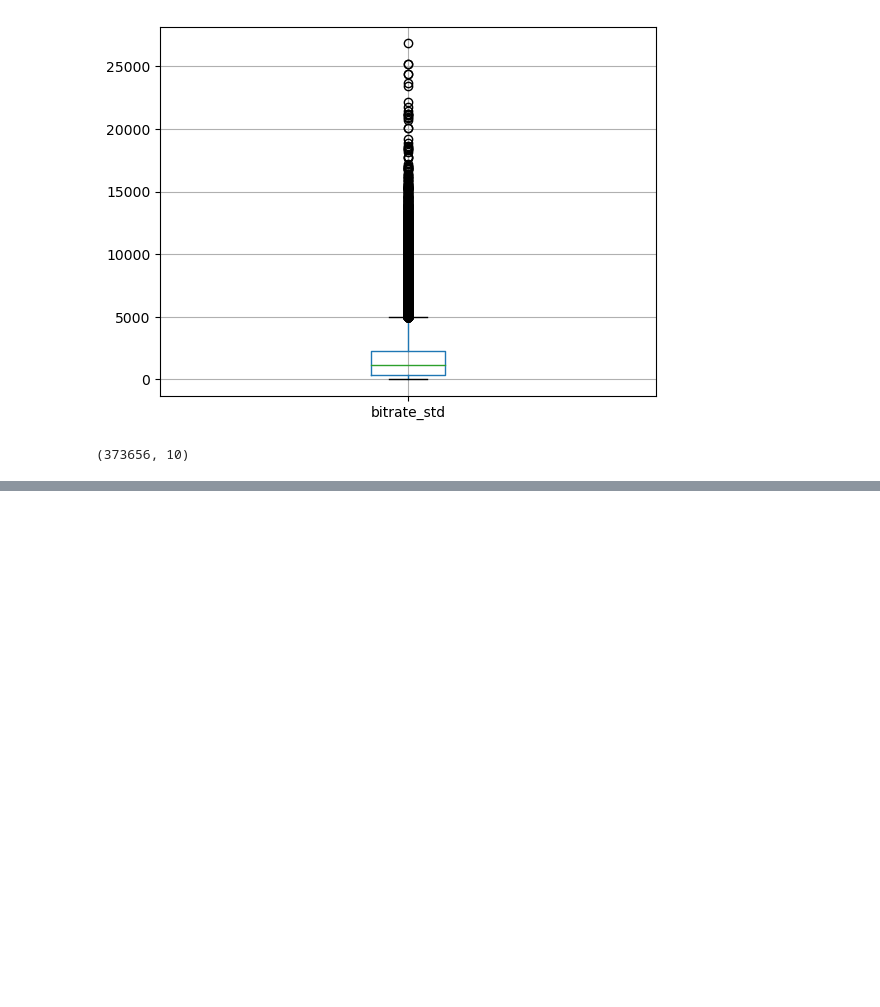
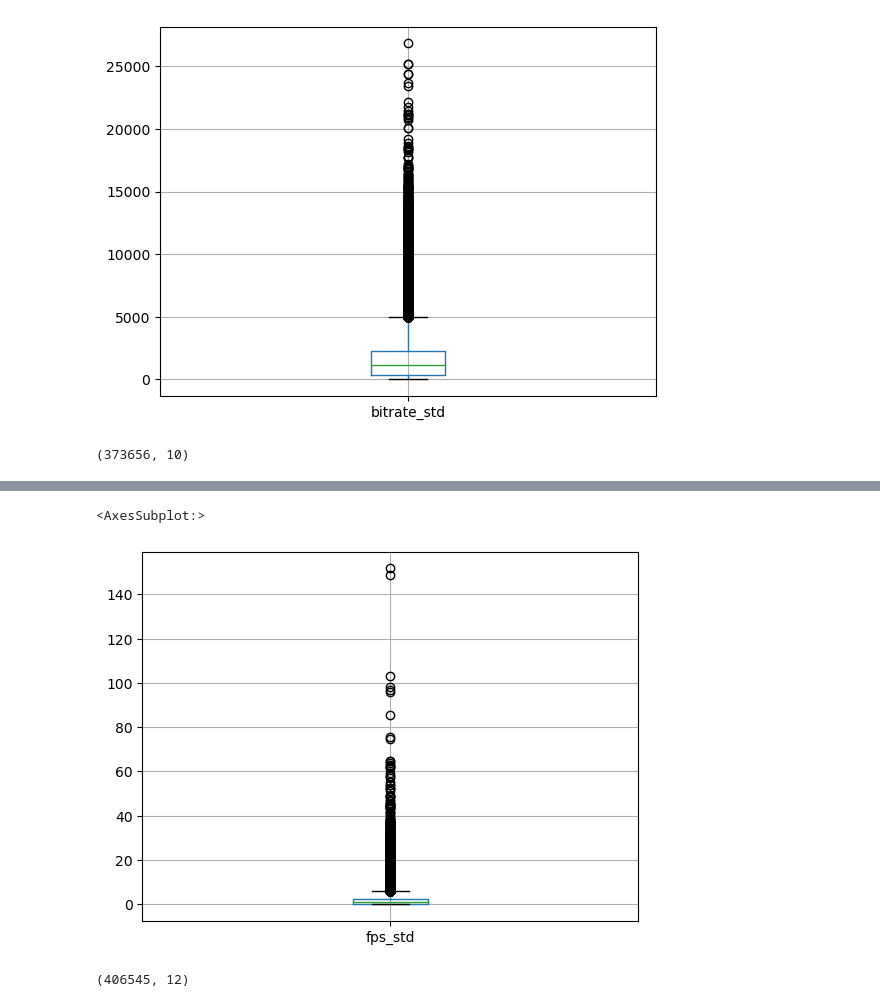
Before and after one commit to dslvt/ml-assignment-1, a Jupyter notebook: EDA.ipynb, the cells around one changed output, grey strips where cells are left out. Drawn from its saved outputs; the diff is of its cells as text; code cells hidden in the pictures; blank space fills up the shorter version.

```diff
--- a/EDA.ipynb
+++ b/EDA.ipynb
@@ -171,0 +279,10 @@ bitrate_train.shape
+# %%
+stream_quality_train.boxplot(column='fps_std')
+# %% [output]
+<AxesSubplot:>
+[figure, added]
+# %%
+stream_quality_train = stream_quality_train[stream_quality_train['fps_std'] < 60]
+stream_quality_train.shape
+# %% [output]
+(406545, 12)
```
Also changed, not shown: parts of 31 cells of this notebook, 6 other files.
